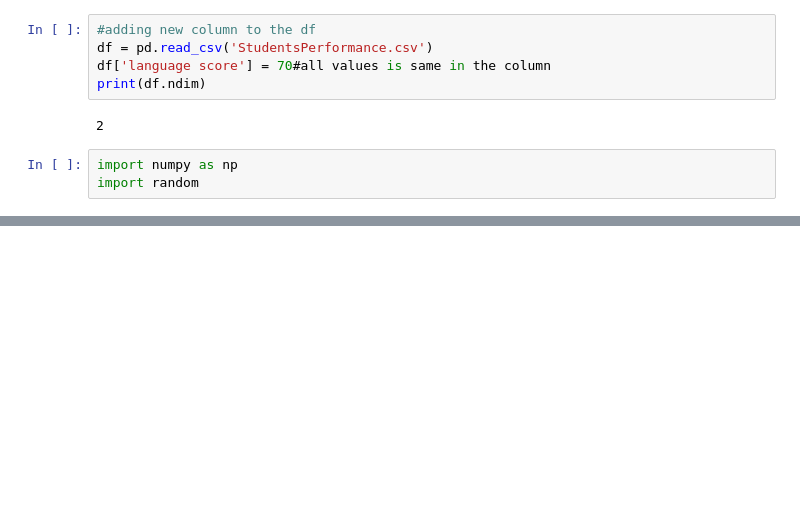
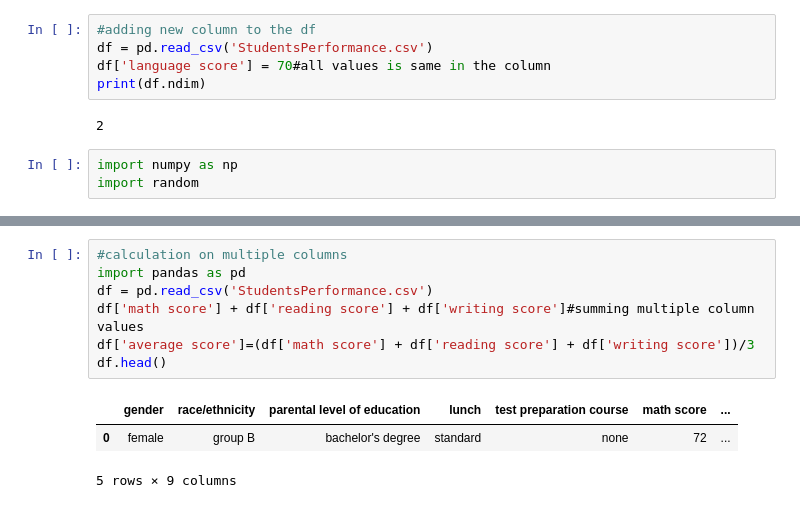
Before and after one commit to Nigamkumarsingh/Python_ds_FCCp, a Jupyter notebook: 01_pandas_numpy.ipynb, the cells around one changed output, grey strips where cells are left out. Cells and saved outputs as stored; diff of their text form; blank space fills up the shorter version.

```diff
--- a/01_pandas_numpy.ipynb
+++ b/01_pandas_numpy.ipynb
@@ -266,0 +321,11 @@ array([37.17, 13.09, 76.61, 36.01, 45.32, 17.14,  7.94, 45.19, 31.8 ,
+# %%
+#calculation on multiple columns
+import pandas as pd
+df = pd.read_csv('StudentsPerformance.csv')
+df['math score'] + df['reading score'] + df['writing score']#summing multiple column values
+df['average score']=(df['math score'] + df['reading score'] + df['writing score'])/3
+df.head()
+# %% [output]
+|  | gender | race/ethnicity | parental level of education | lunch | test preparation course | math score | ... |
+| 0 | female | group B | bachelor's degree | standard | none | 72 | ... |
+5 rows × 9 columns
```
Also changed, not shown: parts of 22 cells of this notebook, 4 other files.
